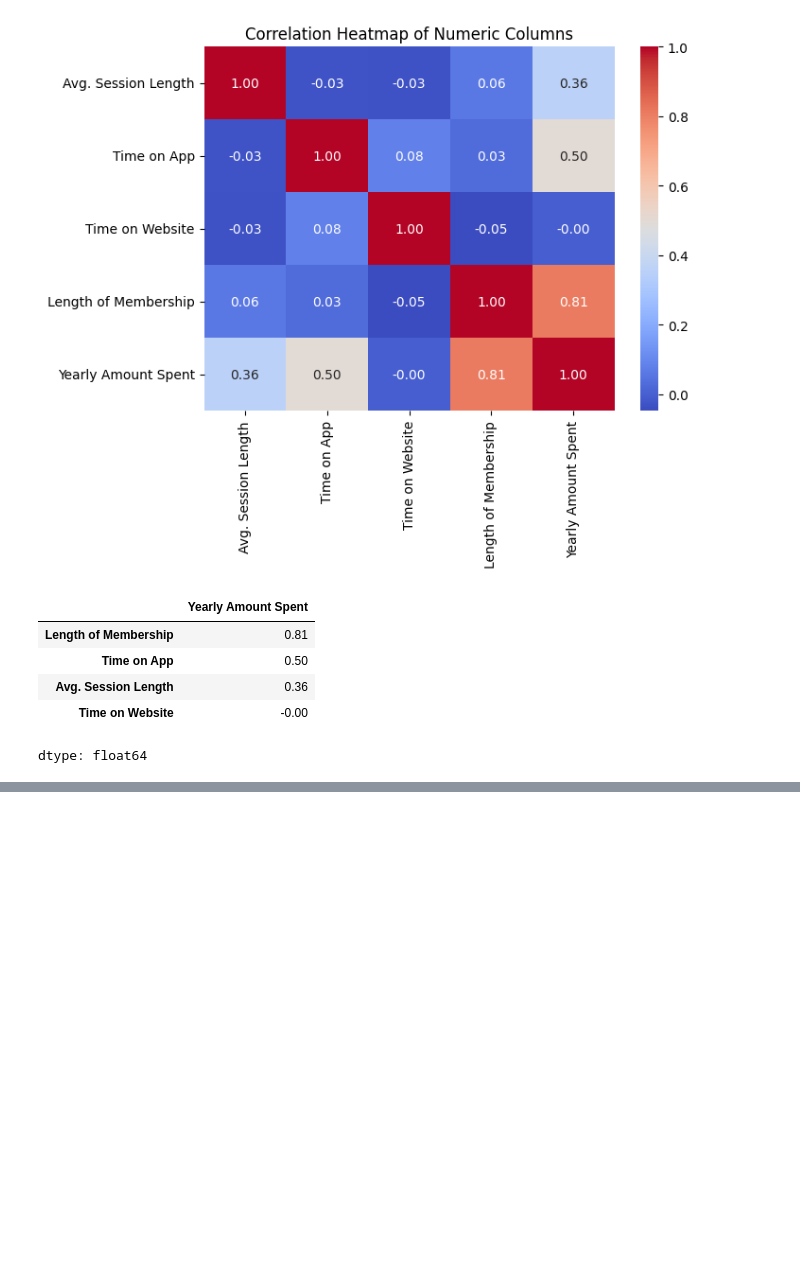
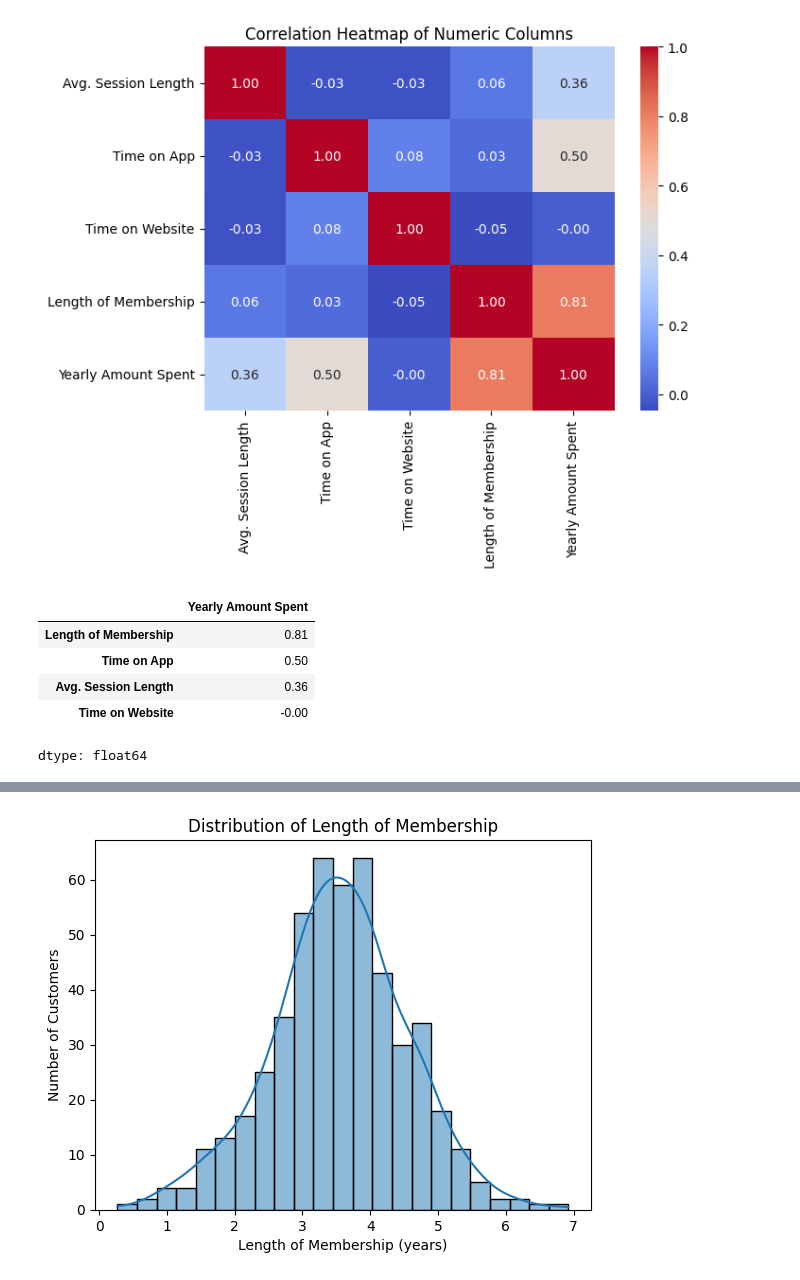
Before and after one commit to syeda-bisma05/ecommerce-customer-eda, a Jupyter notebook: ecommerce_analysis.ipynb, the cells around one changed output, grey strips where cells are left out. Cells and saved outputs as stored; diff of their text form; code cells hidden in the pictures; blank space fills up the shorter version.

```diff
--- a/ecommerce_analysis.ipynb
+++ b/ecommerce_analysis.ipynb
@@ -255,0 +279,8 @@ dtype: float64
+# %%
+sns.histplot(df["Length of Membership"], kde=True)
+plt.title("Distribution of Length of Membership")
+plt.xlabel("Length of Membership (years)")
+plt.ylabel("Number of Customers")
+plt.show()
+# %% [output]
+[figure, added]
```
Also changed, not shown: parts of 17 cells of this notebook.
